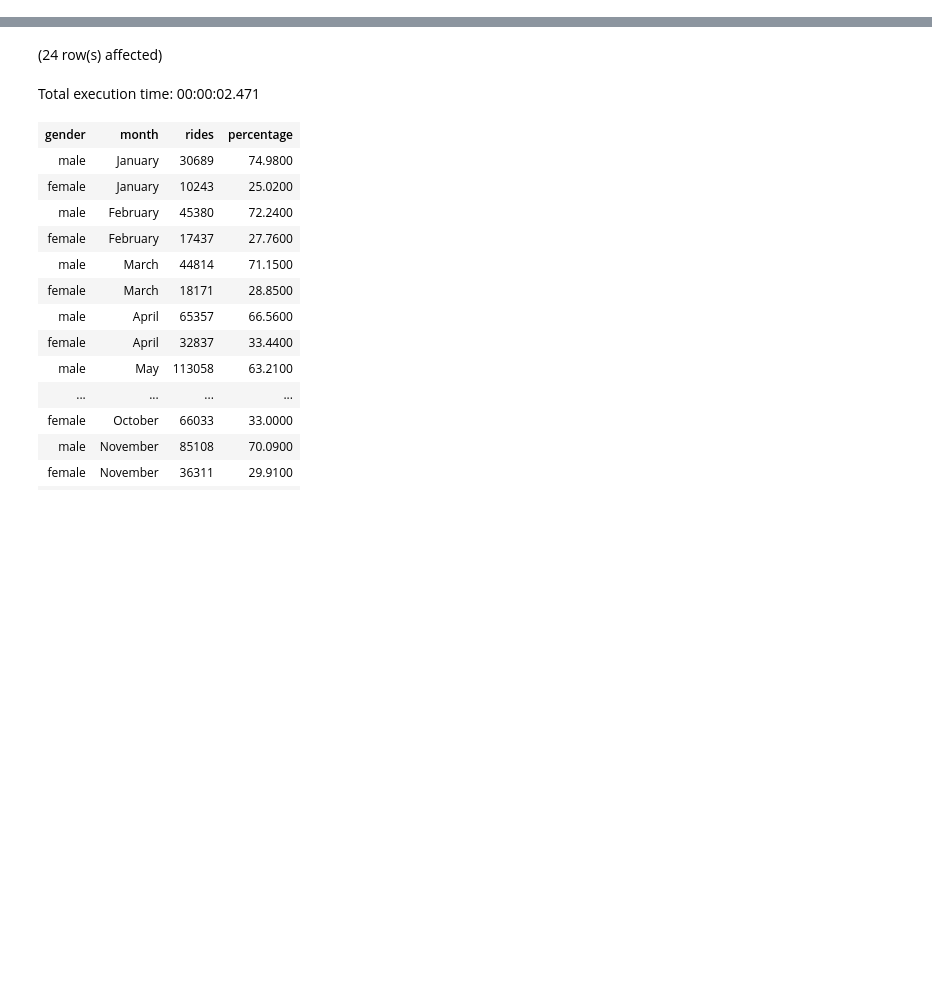
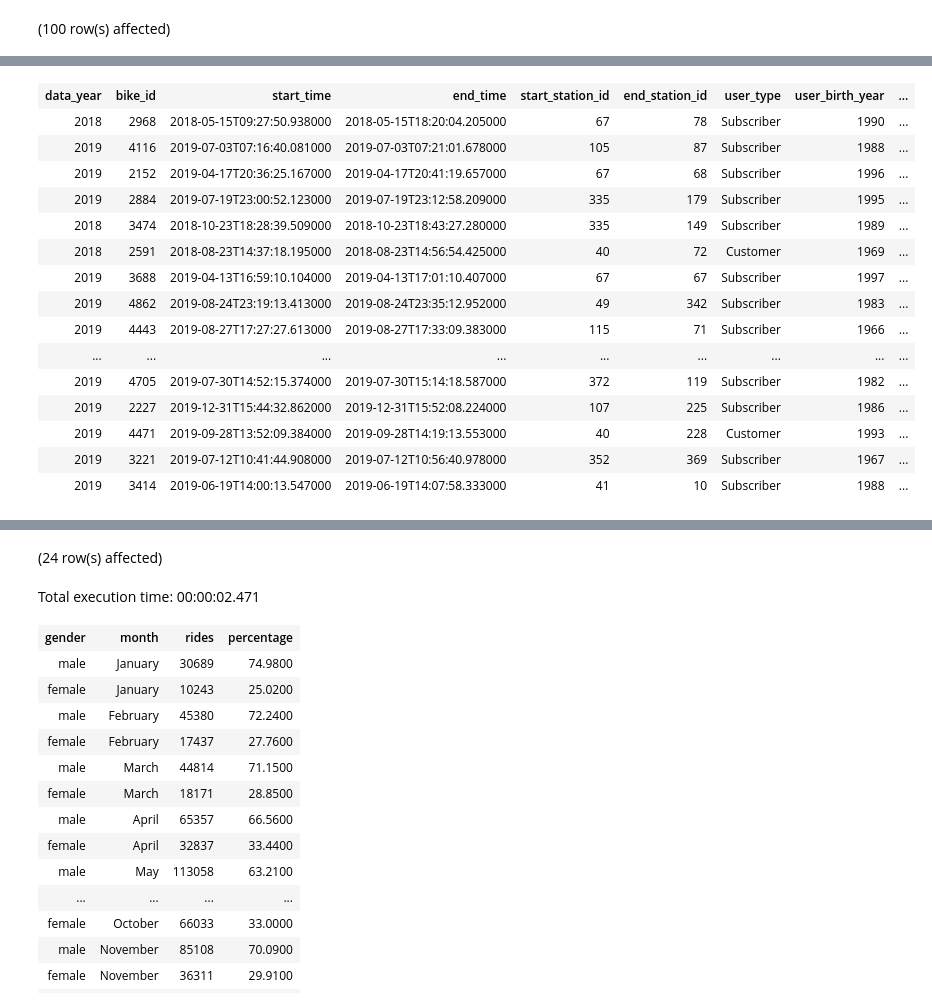
Before and after one commit to datapointchris/boston-bluebikes, a Jupyter notebook: queries.ipynb, the cells around one changed output, grey strips where cells are left out. Cells and saved outputs as stored; diff of their text form; code cells hidden in the pictures; blank space fills up the shorter version.

```diff
--- a/queries.ipynb
+++ b/queries.ipynb
@@ -0,0 +14,6 @@
+# %%
+select * from bluebikes_combined
+order by random()
+limit 100
+# %% [output]
+(100 row(s) affected)
@@ -1,3 +21,19 @@
+| data_year | bike_id | start_time | end_time | start_station_id | end_station_id | user_type | user_birth_year | ... |
+| 2018 | 2968 | 2018-05-15T09:27:50.938000 | 2018-05-15T18:20:04.205000 | 67 | 78 | Subscriber | 1990 | ... |
+| 2019 | 4116 | 2019-07-03T07:16:40.081000 | 2019-07-03T07:21:01.678000 | 105 | 87 | Subscriber | 1988 | ... |
+| 2019 | 2152 | 2019-04-17T20:36:25.167000 | 2019-04-17T20:41:19.657000 | 67 | 68 | Subscriber | 1996 | ... |
+| 2019 | 2884 | 2019-07-19T23:00:52.123000 | 2019-07-19T23:12:58.209000 | 335 | 179 | Subscriber | 1995 | ... |
+| 2018 | 3474 | 2018-10-23T18:28:39.509000 | 2018-10-23T18:43:27.280000 | 335 | 149 | Subscriber | 1989 | ... |
+| 2018 | 2591 | 2018-08-23T14:37:18.195000 | 2018-08-23T14:56:54.425000 | 40 | 72 | Customer | 1969 | ... |
+| 2019 | 3688 | 2019-04-13T16:59:10.104000 | 2019-04-13T17:01:10.407000 | 67 | 67 | Subscriber | 1997 | ... |
+| 2019 | 4862 | 2019-08-24T23:19:13.413000 | 2019-08-24T23:35:12.952000 | 49 | 342 | Subscriber | 1983 | ... |
+| 2019 | 4443 | 2019-08-27T17:27:27.613000 | 2019-08-27T17:33:09.383000 | 115 | 71 | Subscriber | 1966 | ... |
+| ... | ... | ... | ... | ... | ... | ... | ... | ... |
+| 2019 | 4705 | 2019-07-30T14:52:15.374000 | 2019-07-30T15:14:18.587000 | 372 | 119 | Subscriber | 1982 | ... |
+| 2019 | 2227 | 2019-12-31T15:44:32.862000 | 2019-12-31T15:52:08.224000 | 107 | 225 | Subscriber | 1986 | ... |
+| 2019 | 4471 | 2019-09-28T13:52:09.384000 | 2019-09-28T14:19:13.553000 | 40 | 228 | Customer | 1993 | ... |
+| 2019 | 3221 | 2019-07-12T10:41:44.908000 | 2019-07-12T10:56:40.978000 | 352 | 369 | Subscriber | 1967 | ... |
+| 2019 | 3414 | 2019-06-19T14:00:13.547000 | 2019-06-19T14:07:58.333000 | 41 | 10 | Subscriber | 1988 | ... |
 # %%
 -- Rider type by category overall
 
```
Also changed, not shown: parts of 7 cells of this notebook.
